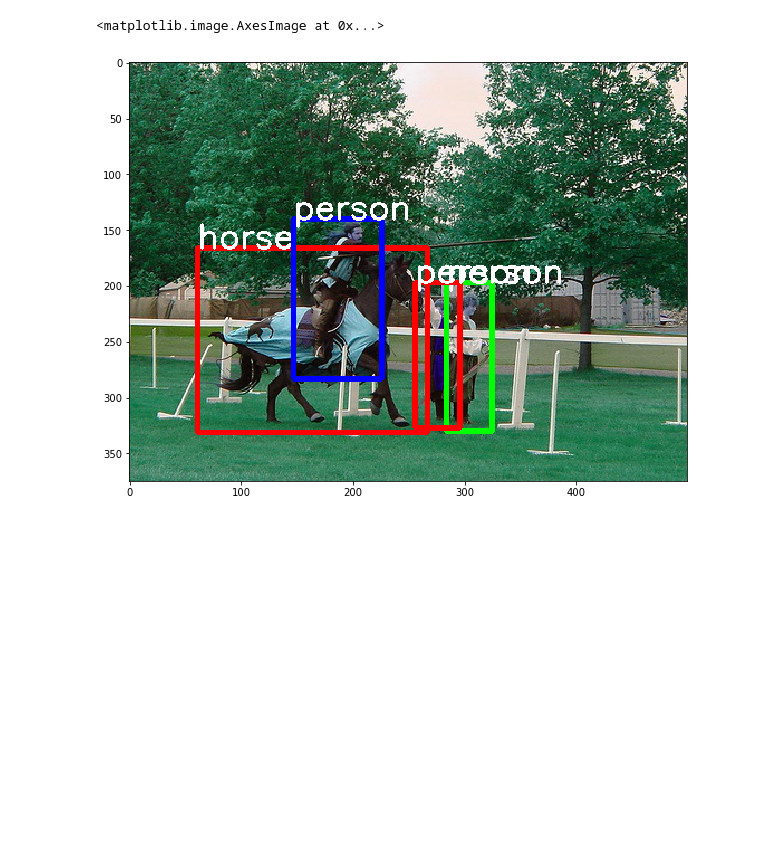
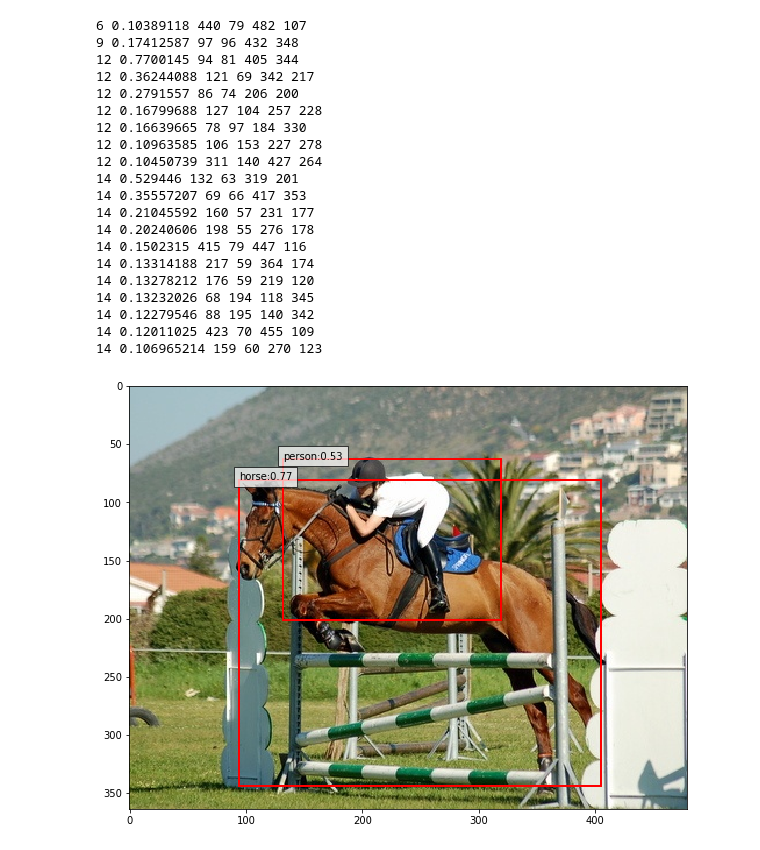
Before and after one commit to HosinPrime/simple-ssd-for-beginners, a Jupyter notebook: demo.ipynb, the cells around one changed output. Saved outputs shown, nothing was run; the diff lists cells and outputs as text; code cells hidden in the pictures; blank space fills up the shorter version.

Commit message:
rewrite dataloading code, add data augmentations, rewrite detect code, refactor demo, add eval code

```diff
--- a/demo.ipynb
+++ b/demo.ipynb
@@ -41,0 +30,4 @@ def preproc_for_test(image, insize, mean):
+# %%
+model = SSD(opt.num_classes, opt.anchor_num)
+state_dict = torch.load('weights/loss-2079.08.pth', map_location='cpu')
+model.load_state_dict(state_dict)
@@ -78,0 +64,2 @@ rec = draw_rectangle(src, gt_labels, gt_conf, gt_locations, VOC_CLASSES)
+# %%
+gt_boxes, gt_confs, gt_labels = detect(decode_loc, conf, nms_threshold=0.45, gt_threshold=0.1)
@@ -78,0 +68,7 @@ rec = draw_rectangle(src, gt_labels, gt_conf, gt_locations, VOC_CLASSES)
+# %%
+h, w = src.shape[:2]
+gt_boxes[:, 0] = gt_boxes[:, 0] * w
+gt_boxes[:, 1] = gt_boxes[:, 1] * h
+gt_boxes[:, 2] = gt_boxes[:, 2] * w
+gt_boxes[:, 3] = gt_boxes[:, 3] * h
+gt_boxes = gt_boxes.astype(int)
@@ -85,6 +83,43 @@ plt.imshow(src[:, :, ::-1])
-# %%
-plt.figure(figsize=(10, 10))
-plt.imshow(rec)
-# %% [output]
-<matplotlib.image.AxesImage at 0x...>
-[figure, removed]
+# %%
+plt.figure(figsize=(10, 10))
+ax = plt.gca()
+ax.imshow(src[:, :, ::-1])
+for box, label, score in zip(gt_boxes, gt_labels, gt_confs):
+        print(label, score, *box)
+        if score > 0.4:
+            text = '{:s}:{:.2f}'.format(VOC_LABELS[label], score)
+            ax.add_patch(
+                plt.Rectangle(
+                (box[0], box[1]),
+                 box[2] - box[0],
+                 box[3] - box[1],
+                 fill=False,
+                 edgecolor='red',
+                 linewidth=2)
+            )
+            ax.text(box[0], box[1], text,
+                    bbox={'facecolor' : 'white', 'alpha' : 0.7, 'pad' : 5}
+                   )
+plt.savefig('images/1.jpg')
+# %% [output]
+6 0.10389118 440 79 482 107
+9 0.17412587 97 96 432 348
+12 0.7700145 94 81 405 344
+12 0.36244088 121 69 342 217
+12 0.2791557 86 74 206 200
+12 0.16799688 127 104 257 228
+12 0.16639665 78 97 184 330
+12 0.10963585 106 153 227 278
+12 0.10450739 311 140 427 264
+14 0.529446 132 63 319 201
+14 0.35557207 69 66 417 353
+14 0.21045592 160 57 231 177
+14 0.20240606 198 55 276 178
+14 0.1502315 415 79 447 116
+14 0.13314188 217 59 364 174
+14 0.13278212 176 59 219 120
+14 0.13232026 68 194 118 345
+14 0.12279546 88 195 140 342
+14 0.12011025 423 70 455 109
+14 0.106965214 159 60 270 123
+[figure, added]
```
Also changed, not shown: parts of 25 cells of this notebook, 10 other files.
